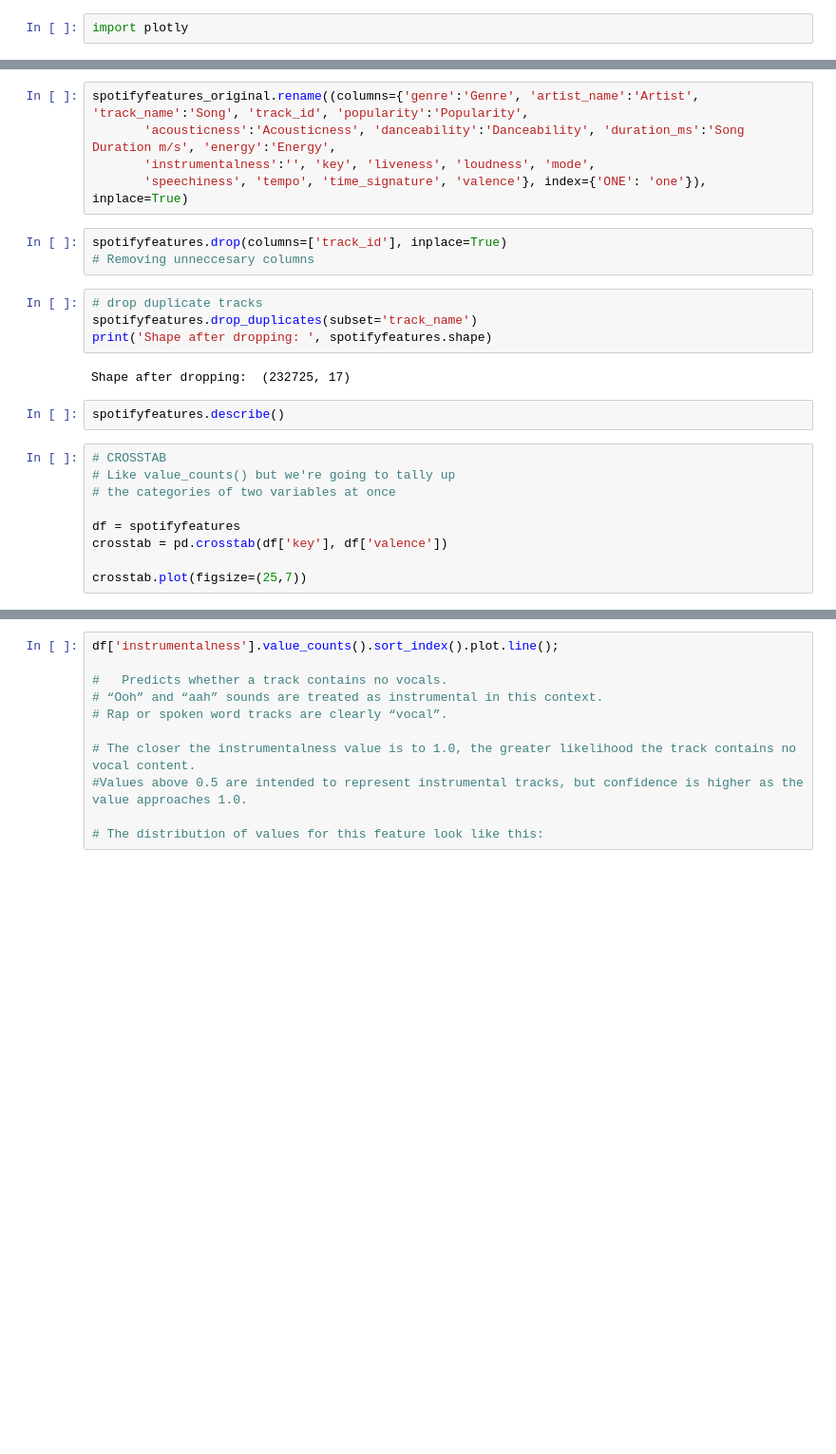
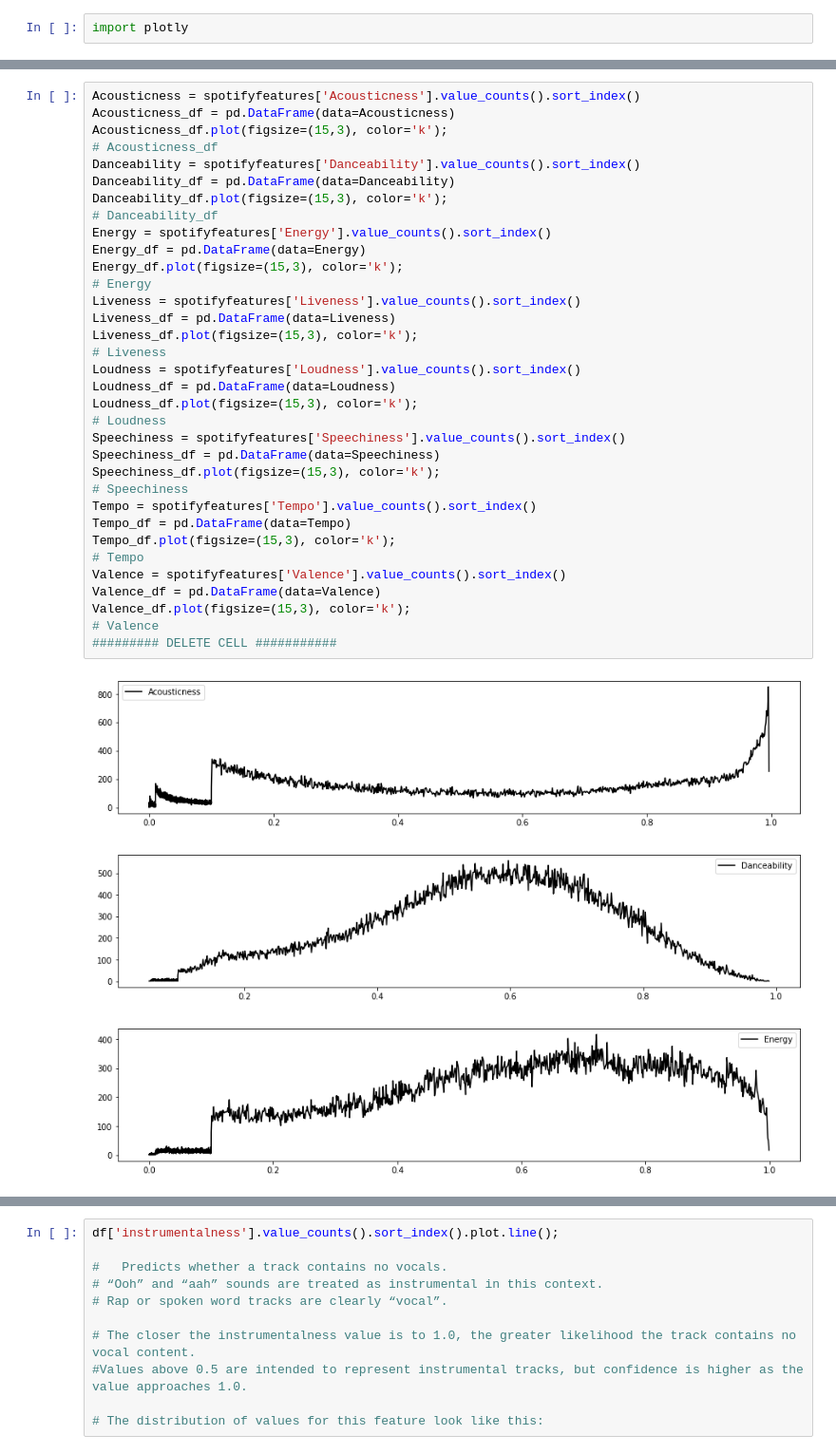
Before and after one commit to dondreojordan/Project-Notebook-Code, a Jupyter notebook: Spotify_Features_Dataset.ipynb, the cells around one changed output, grey strips where cells are left out. Shown at 95% size. Cells and saved outputs as stored; diff of their text form; blank space fills up the shorter version.

```diff
--- a/Spotify_Features_Dataset.ipynb
+++ b/Spotify_Features_Dataset.ipynb
@@ -72,26 +145,39 @@ Index(['genre', 'artist_name', 'track_name', 'track_id', 'popularity',
       dtype='object')
-# %%
-spotifyfeatures_original.rename((columns={'genre':'Genre', 'artist_name':'Artist', 'track_name':'Song', 'track_id', 'popularity':'Popularity',
-       'acousticness':'Acousticness', 'danceability':'Danceability', 'duration_ms':'Song Duration m/s', 'energy':'Energy',
-       'instrumentalness':'', 'key', 'liveness', 'loudness', 'mode',
-       'speechiness', 'tempo', 'time_signature', 'valence'}, index={'ONE': 'one'}), inplace=True)
-# %%
-spotifyfeatures.drop(columns=['track_id'], inplace=True)
-# Removing unneccesary columns
-# %%
-# drop duplicate tracks
-spotifyfeatures.drop_duplicates(subset='track_name')
-print('Shape after dropping: ', spotifyfeatures.shape)
-# %% [output]
-Shape after dropping:  (232725, 17)
-# %%
-spotifyfeatures.describe()
-# %%
-# CROSSTAB
-# Like value_counts() but we're going to tally up
-# the categories of two variables at once
-
-df = spotifyfeatures
-crosstab = pd.crosstab(df['key'], df['valence'])
-
-crosstab.plot(figsize=(25,7))
+# %%
+Acousticness = spotifyfeatures['Acousticness'].value_counts().sort_index()
+Acousticness_df = pd.DataFrame(data=Acousticness)
+Acousticness_df.plot(figsize=(15,3), color='k');
+# Acousticness_df
+Danceability = spotifyfeatures['Danceability'].value_counts().sort_index()
+Danceability_df = pd.DataFrame(data=Danceability)
+Danceability_df.plot(figsize=(15,3), color='k');
+# Danceability_df
+Energy = spotifyfeatures['Energy'].value_counts().sort_index()
+Energy_df = pd.DataFrame(data=Energy)
+Energy_df.plot(figsize=(15,3), color='k');
+# Energy
+Liveness = spotifyfeatures['Liveness'].value_counts().sort_index()
+Liveness_df = pd.DataFrame(data=Liveness)
+Liveness_df.plot(figsize=(15,3), color='k');
+# Liveness
+Loudness = spotifyfeatures['Loudness'].value_counts().sort_index()
+Loudness_df = pd.DataFrame(data=Loudness)
+Loudness_df.plot(figsize=(15,3), color='k');
+# Loudness
+Speechiness = spotifyfeatures['Speechiness'].value_counts().sort_index()
+Speechiness_df = pd.DataFrame(data=Speechiness)
+Speechiness_df.plot(figsize=(15,3), color='k');
+# Speechiness
+Tempo = spotifyfeatures['Tempo'].value_counts().sort_index()
+Tempo_df = pd.DataFrame(data=Tempo)
+Tempo_df.plot(figsize=(15,3), color='k');
+# Tempo
+Valence = spotifyfeatures['Valence'].value_counts().sort_index()
+Valence_df = pd.DataFrame(data=Valence)
+Valence_df.plot(figsize=(15,3), color='k');
+# Valence
+######### DELETE CELL ###########
+# %% [output]
+[figure, added]
+[figure, added]
+[figure, added]
```
Also changed, not shown: parts of 18 cells of this notebook.
